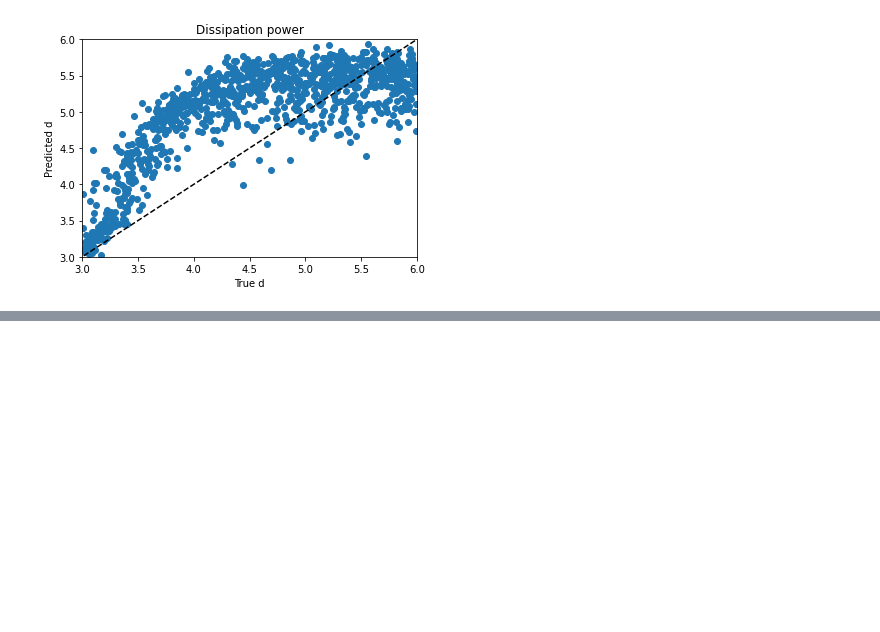
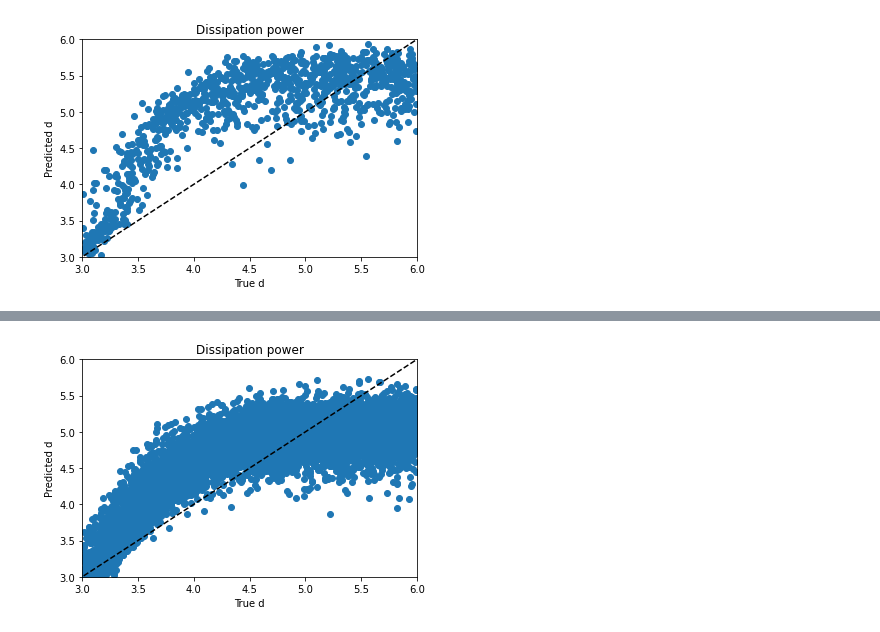
Before and after one commit to PAGiesting/ML4Sci-NMR, a Jupyter notebook: KerasNMRImproved-PaulGiesting.ipynb, the cells around one changed output, grey strips where cells are left out. Saved outputs shown, nothing was run; the diff lists cells and outputs as text; code cells hidden in the pictures; blank space fills up the shorter version.

```diff
--- a/KerasNMRImproved-PaulGiesting.ipynb
+++ b/KerasNMRImproved-PaulGiesting.ipynb
@@ -360,11 +403,11 @@ Keras has the Tuner to fit structure and hyperparameters, too. Let's go back and
 def build_model(hp):
     inputs = Input(shape=(N,))
     x = Dense(
-        units = hp.Int('units',min_value=32,max_value=512,step=32),
+        units = hp.Int('units1',min_value=32,max_value=512,step=32),
         activation='relu'
     )(inputs)
     y = Dense(
-        units = hp.Int('units',min_value=16,max_value=128,step=16),
+        units = hp.Int('units2',min_value=16,max_value=128,step=16),
         activation='relu'
     )(x)
     outputs = Dense(4)(y)
@@ -456,0 +578,10 @@ plt.title("Dissipation power");
+# %%
+plt.figure()
+plt.scatter(mat_train[:,3],mat3_train_predict[:,3]);
+plt.plot([-100, 100],[-100, 100],"--k")
+plt.xlabel("True d");
+plt.ylabel("Predicted d");
+plt.axis([3, 6, 3, 6]);
+plt.title("Dissipation power");
+# %% [output]
+[figure, added]
```
Also changed, not shown: parts of 120 cells of this notebook, 1 other file.
